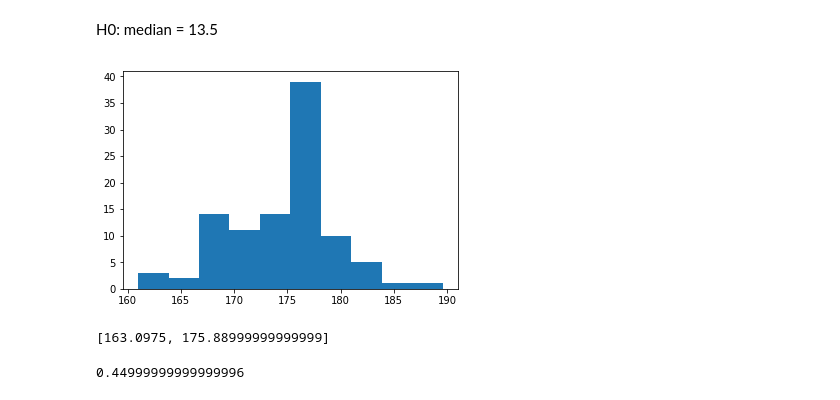
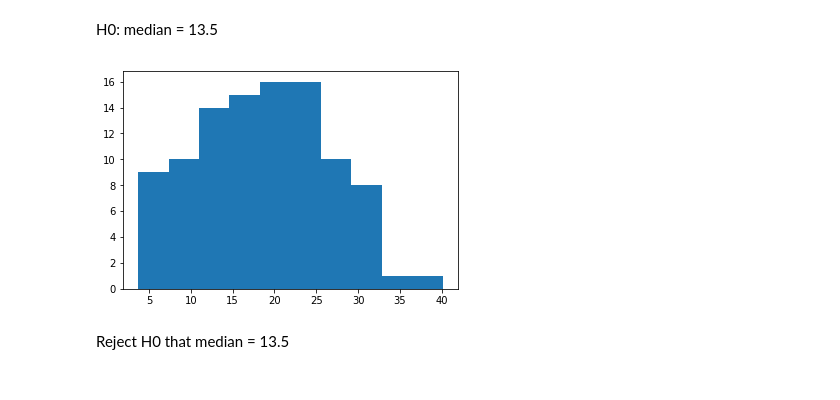
Before and after one commit to rab170/research-methods, a Jupyter notebook: bootstrap_and_ramdom/bootstrap_and_random.ipynb, the cells around one changed output. Drawn from its saved outputs; the diff is of its cells as text; code cells hidden in the pictures.

```diff
--- a/bootstrap_and_ramdom/bootstrap_and_random.ipynb
+++ b/bootstrap_and_ramdom/bootstrap_and_random.ipynb
@@ -141,14 +140,15 @@ H0: median = 13.5
 # %%
 median = 13.5
 alpha = 0.05
-K = 100
+K = 500
 # %%
-bootstrap = bootstrap_sampling(df, K = K, f = np.median)['Weight']
-shift = median - bootstrap.mean()
+bootstrap = bootstrap_sampling(df, K = K, f = np.median)['Bodyfat']
+shift = abs(median - np.median(df['Bodyfat']))
+bootstrap = bootstrap - shift
 
-plt.hist(bootstrap)
+plt.hist(df['Bodyfat'])
 plt.show()
 # %% [output]
-[figure, old version]
+[figure, new version]
 # %%
 ordered = np.sort(bootstrap)
@@ -163,8 +159,2 @@ p = calculate_p([median - shift, median + shift])
-# %%
-bounds
-# %% [output]
-[163.0975, 175.88999999999999]
-# %%
-p_crit
-# %% [output]
-0.44999999999999996
+# %% [markdown]
+Reject H0 that median = 13.5
```
Also changed, not shown: parts of 9 cells of this notebook.
